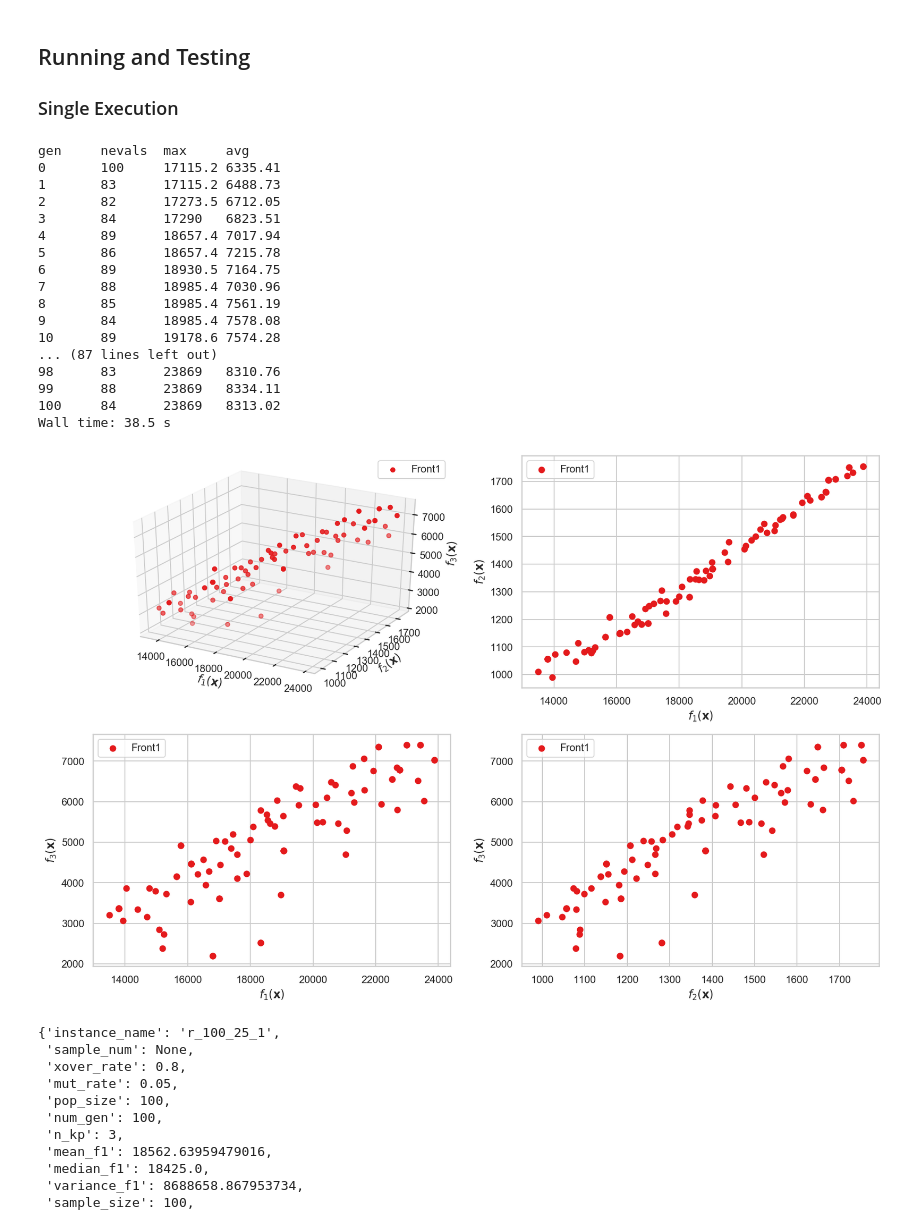
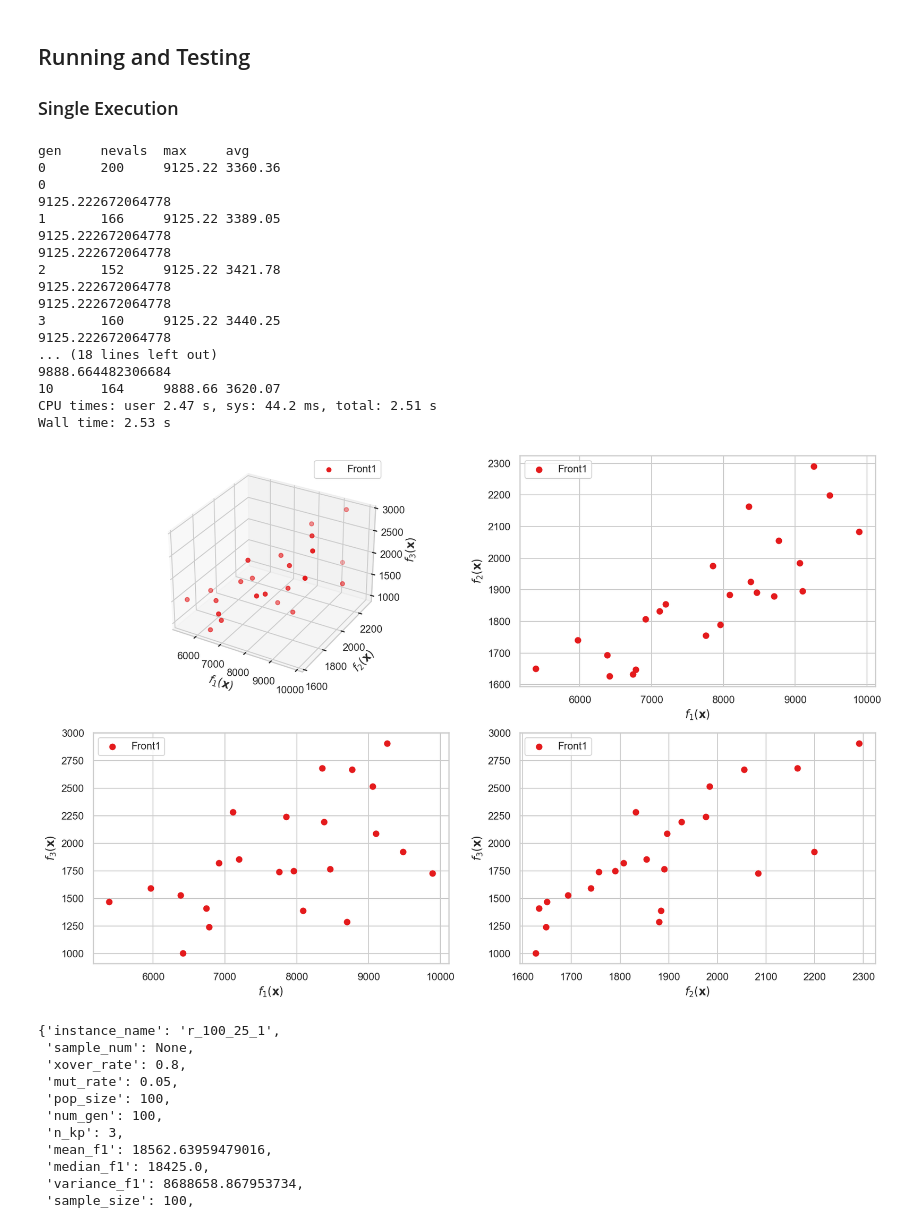
Before and after one commit to upadhyan/NaturalKnapsack, a Jupyter notebook: GA Execution.ipynb, the cells around one changed output. Cells and saved outputs as stored; diff of their text form; code cells hidden in the pictures.

Commit message:
eaSimple + termination after constant fitness

```diff
--- a/GA Execution.ipynb
+++ b/GA Execution.ipynb
@@ -105,8 +88,10 @@ def eval_fitness(individual, instance):
             knapsacks_weight[knapsack] += weights[i]
             knapsacks_profit[knapsack] += profits[i]
             for j in range(len(individual)):
-                if knapsack == individual[j] - 1:
-                    knapsacks_profit[knapsack] += combinations[i-1][j-1]
+                if knapsack == individual[n_kp-j] - 1:
+                    knapsacks_profit[knapsack] += combinations[i-1][n_kp-j-1]
+                if i == j:
+                    break;
     f1 = 0
     f2 = sum(knapsacks_weight)
     f3 = max(knapsacks_profit)+1
@@ -156,8 +219,7 @@ def run_ea(toolbox, stats=None, verbose=False):
     stats = tools.Statistics(lambda ind: ind.fitness.values)
     stats.register("max", np.max)
     stats.register("avg", np.mean)
-    population, logbook = algorithms.eaMuPlusLambda(pop, toolbox, mu=toolbox.pop_size,
-                                     lambda_=toolbox.pop_size,
+    population, logbook = eaSimple(pop, toolbox,
                                      cxpb=toolbox.cx_prob,
                                      mutpb=toolbox.mut_prob,
                                      stats=stats,
@@ -250,27 +312,27 @@ def execute_EA(instance, verbose = False):
 ### Single Execution
 # %%
 #file_name, m, pop_size, num_gen, mut_rate, xover_rate
-instance = instance_create('jeu_100_25_1.txt', 3, 100, 100, .05, .8, 0)
+instance = instance_create('jeu_100_25_1.txt', 3, 20, 10, .05, .8, 0)
 %time res, logbook, fronts, stats = execute_EA(instance, verbose = True)
 # %% [output]
 gen     nevals  max     avg
-0       100     17115.2 6335.41
-1       83      17115.2 6488.73
-2       82      17273.5 6712.05
-3       84      17290   6823.51
-4       89      18657.4 7017.94
-5       86      18657.4 7215.78
-6       89      18930.5 7164.75
-7       88      18985.4 7030.96
-8       85      18985.4 7561.19
-9       84      18985.4 7578.08
-10      89      19178.6 7574.28
-... (87 lines left out)
-98      83      23869   8310.76
-99      88      23869   8334.11
-100     84      23869   8313.02
-Wall time: 38.5 s
+0       200     9125.22 3360.36
+0
+9125.222672064778
+1       166     9125.22 3389.05
+9125.222672064778
+9125.222672064778
+2       152     9125.22 3421.78
+9125.222672064778
+9125.222672064778
+3       160     9125.22 3440.25
+9125.222672064778
+... (18 lines left out)
+9888.664482306684
+10      164     9888.66 3620.07
+CPU times: user 2.47 s, sys: 44.2 ms, total: 2.51 s
+Wall time: 2.53 s
-[figure, old version]
+[figure, new version]
 # %%
 stats
 # %% [output]
```
Also changed, not shown: parts of 4 cells of this notebook.
